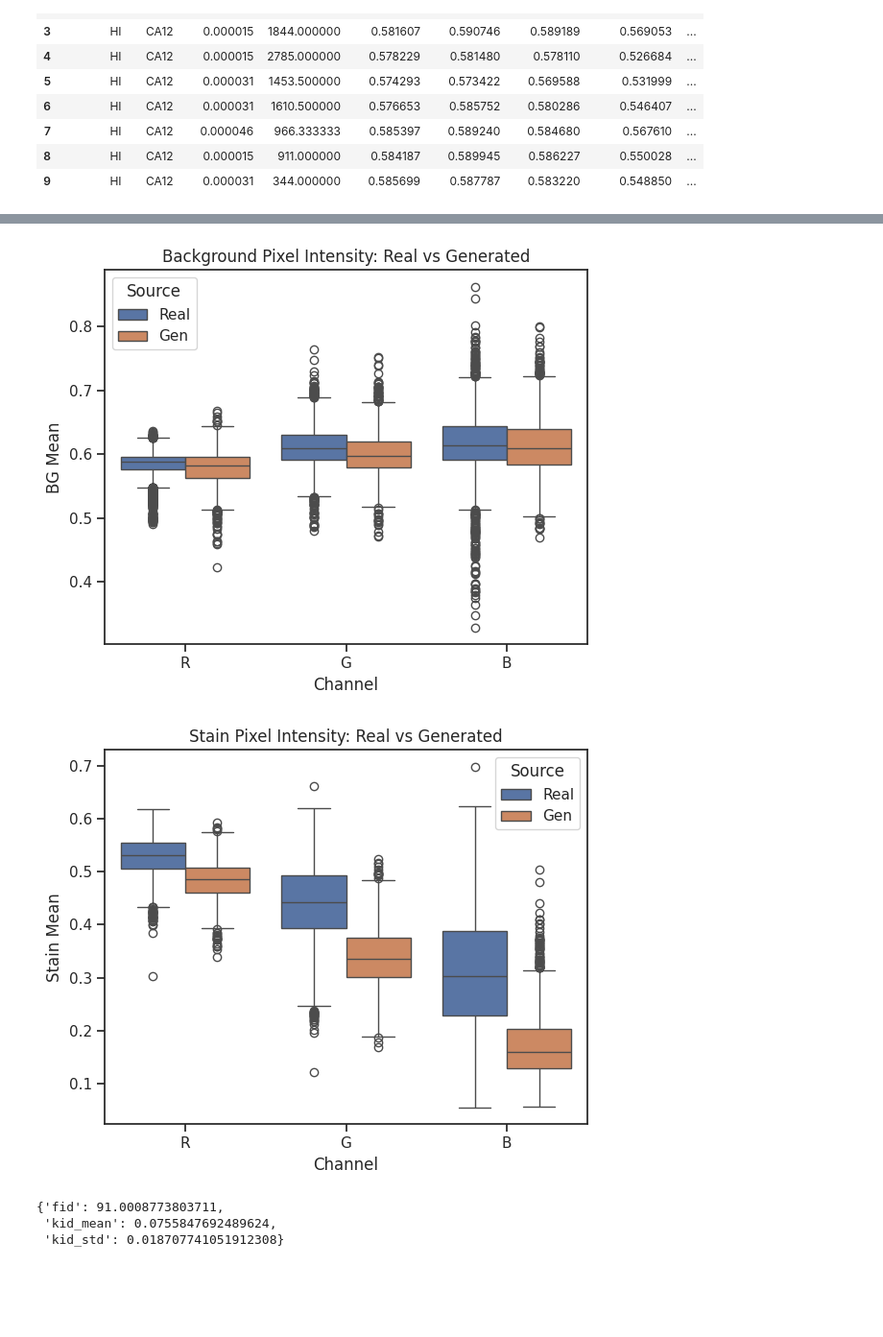
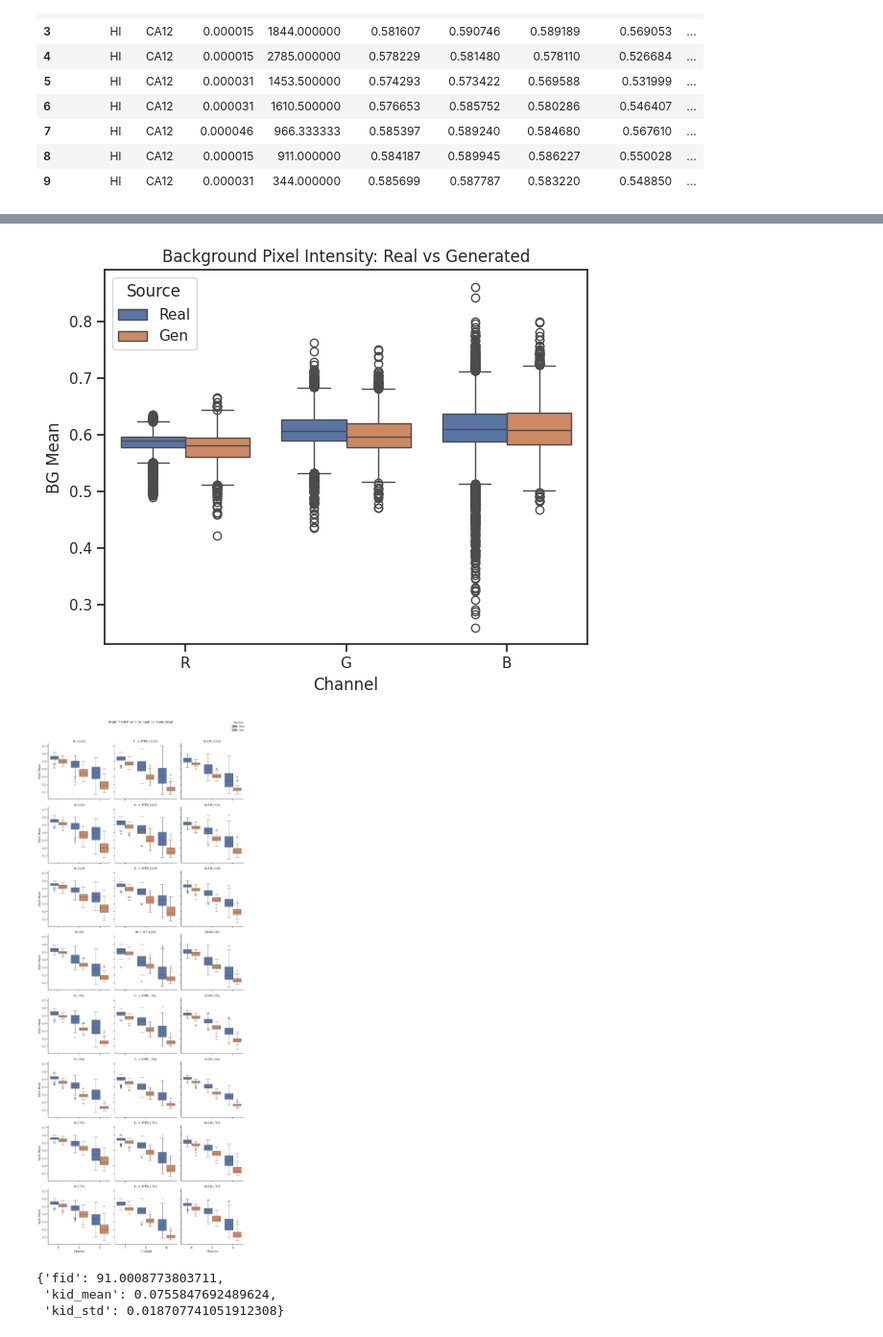
Before and after one commit to yuhuicaoo/Synthetic-Neuronal-Histology-Diffusion, a Jupyter notebook: notebooks/visualisations_test.ipynb, the cells around one changed output, grey strips where cells are left out. Shown at 96% size. Cells and saved outputs as stored; diff of their text form; code cells hidden in the pictures; blank space fills up the shorter version.

Commit message:
worked on plotting comparison results

```diff
--- a/notebooks/visualisations_test.ipynb
+++ b/notebooks/visualisations_test.ipynb
@@ -206,10 +206,10 @@ plt.show()
 # %% [output]
 [figure]
 # %%
-from config import PatchConfig
-from util import get_patches_2, create_neuron_structure
+from utils.config import PatchConfig
+from utils.util import get_patches_2, create_neuron_structure
 from collections import defaultdict
-config = PatchConfig(stride=256, num_patches=12)
+config = PatchConfig(stride=256, num_patches=24)
 # %%
 real_patches = get_patches_2(base_ds, config=config, filter_empty=True)
 # %% [output]
@@ -307,10 +307,10 @@ ax.set_title("Background Pixel Intensity: Real vs Generated")
 plt.tight_layout()
 plt.show()
 # %% [output]
-[figure, old version]
+[figure, new version]
 # %%
 bg_long = combined_df.melt(
-    id_vars=["Source"],
+    id_vars=["Source", "Treatment", "Region"],
     value_vars=["Stain_R_mean", "Stain_G_mean", "Stain_B_mean"],
     var_name="Channel",
     value_name="Stain Mean"
@@ -318,17 +318,21 @@ bg_long = combined_df.melt(
 # clean up channel labels: "BG_R_mean" -> "R"
 bg_long["Channel"] = bg_long["Channel"].str.extract(r"Stain_(\w)_mean")
 # %%
-fig, ax = plt.subplots(figsize=(6, 5))
-sns.boxplot(
-    data=bg_long, x="Channel", y="Stain Mean", hue="Source",
+g = sns.catplot(
+    data=bg_long,
+    x="Channel", y="Stain Mean", hue="Source",
+    col="Treatment", row="Region",
+    kind="box",
     palette={"Real": "#4C72B0", "Gen": "#DD8452"},
-    ax=ax
+    height=4, aspect=1
 )
-ax.set_title("Stain Pixel Intensity: Real vs Generated")
+g.set_titles("{col_name} | {row_name}")
+g.figure.suptitle("Stain Pixel Intensity: Real vs Generated", y=1.02)
 plt.tight_layout()
+sns.move_legend(g, 'upper right')
 plt.show()
 # %% [output]
-[figure, old version]
+[figure, new version]
 # %%
 from torch.utils.data import DataLoader
 from torchmetrics.image.fid import FrechetInceptionDistance
```
Also changed, not shown: parts of 5 cells of this notebook.
